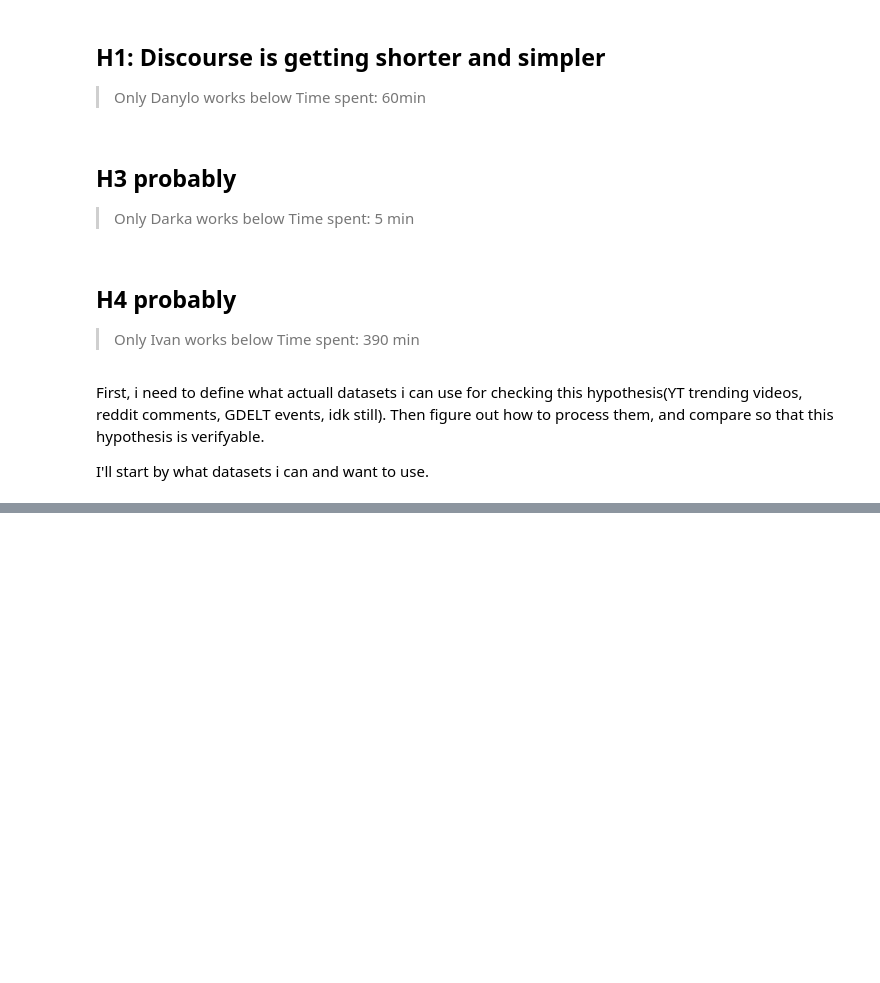
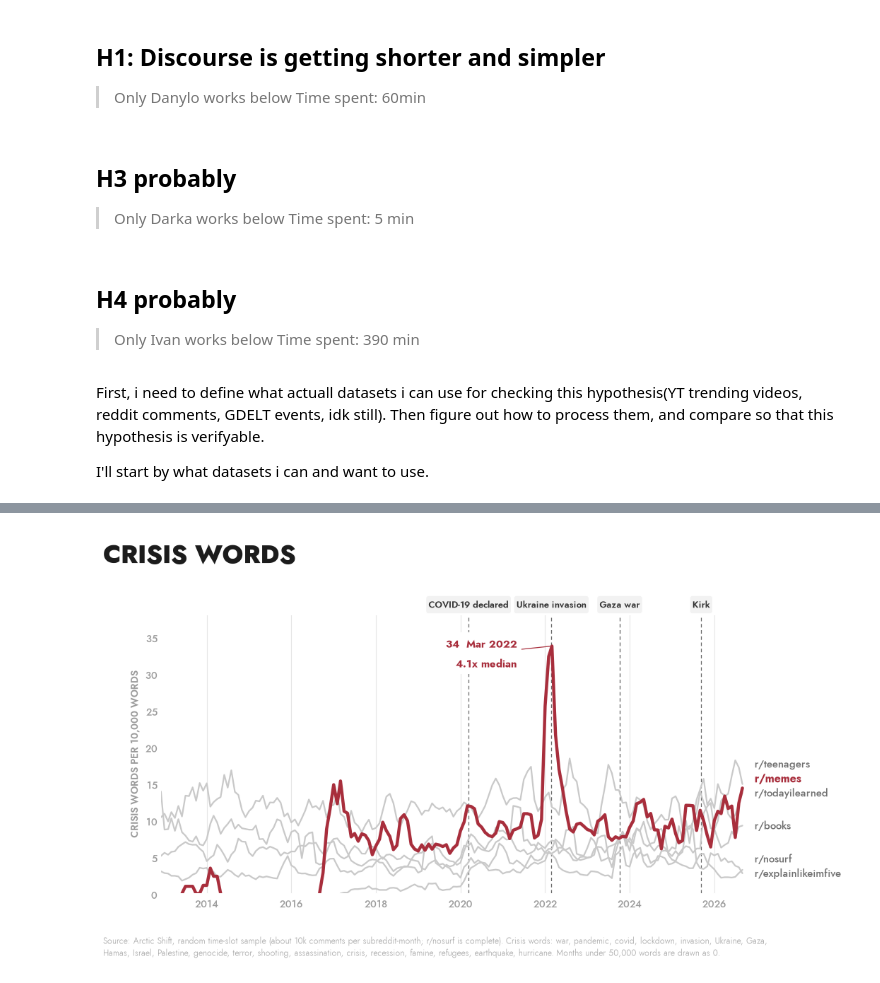
Before and after one commit to DanyloBeha/css-brainrot, a Jupyter notebook: exploratory-data-analysis/eda.ipynb, the cells around one changed output, grey strips where cells are left out. Saved outputs shown, nothing was run; the diff lists cells and outputs as text; code cells hidden in the pictures; blank space fills up the shorter version.

Commit message:
feat: redo h4 charts in eda notebook

```diff
--- a/exploratory-data-analysis/eda.ipynb
+++ b/exploratory-data-analysis/eda.ipynb
@@ -289,0 +55,7 @@ plt.show()
+# %%
+import sys, pathlib
+ROOT = pathlib.Path.cwd()
+if not (ROOT / "src").exists():                                   # opened from a sub-folder
+    ROOT = ROOT.parent
+sys.path.insert(0, str(ROOT))
+import warnings; warnings.filterwarnings("ignore")
@@ -289,0 +203,82 @@ plt.show()
+# %%
+CRISIS_NOTE = ("Crisis words: war, pandemic, covid, lockdown, invasion, Ukraine, Gaza, Hamas, Israel, Palestine, genocide, terror, shooting, "
+               "assassination, crisis, recession, famine, refugees, earthquake, hurricane.")
+
+
+SAMPLE = "Source: Arctic Shift, random time-slot sample (about 10k comments per subreddit-month; r/nosurf is complete)."
+
+
+CHIPS = [(v, EV_SHORT[k]) for k, v in EVENTS.items()]
+
+
+def _axbox(fig, left, bottom, right, top):
+    """Axes rectangle from margins in inches."""
+    W, H = fig.get_size_inches()
+    return [left / W, bottom / H, (W - left - right) / W, (H - bottom - top) / H]
+
+
+def _top_in(fig, top_frac):
+    """Distance in inches from the top of the figure to the plot area, given the figure fraction returned by h4_title."""
+    return (1 - top_frac) * fig.get_figheight()
+
+
+def _year_axis(ax, step=2):
+    ax.xaxis.set_major_locator(mdates.YearLocator(step, month=1, day=1))
+    ax.xaxis.set_major_formatter(mdates.DateFormatter("%Y"))
+    ax.grid(axis="y", visible=False)
+    ax.grid(axis="x", visible=True)
+
+
+def c20():
+    """Highlighted line chart: crisis words per 10,000 words per subreddit (3-month mean). r/memes in colour, the other communities in gray,
+    names at the line ends, the four events as chips."""
+    d = ev.load_daily()
+    months = pd.date_range(d.day.min().to_period("M").to_timestamp(), d.day.max().to_period("M").to_timestamp(), freq="MS")
+    raw, sm = {}, {}
+    for s in ORDER:
+        x = d[d.subreddit == s].assign(month=lambda z: z.day.dt.to_period("M").dt.to_timestamp())
+        g = x.groupby("month")[["hits_crisis", "tokens"]].sum()
+        g = g[g.tokens >= 50_000]
+        r = g.hits_crisis / g.tokens * 1e4
+        raw[s] = r
+        f = r.reindex(months).fillna(0).rolling(3, min_periods=1, center=True).mean()      # months without a usable sample count as 0: the line slopes down to the axis
+        sm[s] = f.where((f > 0) | (f.shift(1) > 0) | (f.shift(-1) > 0))                  # ...and stops there (no flat line along 0 through years without data)
+    pk, pv = sm["memes"].idxmax(), sm["memes"].max()
+    finding = (f"Crisis talk spikes once in r/memes ({pk:%b %Y}: {pv:.0f} per 10,000 words, {pv / raw['memes'].median():.1f}x "
+               f"its median); the other communities peak at different times.")
+    how = ("One line per subreddit: crisis words per 10,000 words, 3-month average; months with too little text count as 0, so a line slopes down to the axis where it starts or stops. r/memes in colour, "
+           "the other communities in gray. Dashed lines = the four events.")
+    ymax = 38
+    with h4_style():
+        fig = plt.figure(figsize=(11, 6.2))
+        top = _top_in(fig, h4_title(fig, "Crisis words"))
+        ax = fig.add_axes(_axbox(fig, 0.95, 1.0, 1.75, top + 0.45))
+        for s in ORDER:
+            if s != "memes":
+                ax.plot(sm[s].index, sm[s], color="#c9c9c9", lw=1.6, zorder=3, solid_capstyle="round")
+        ax.plot(sm["memes"].index, sm["memes"], color=H4_SUB["memes"], lw=3.2, zorder=6, solid_capstyle="round")
+        placed = []                                                                      # names at the line ends, pushed apart so they do not overlap
+        for v, s in sorted((sm[s].iloc[-1], s) for s in ORDER):
+            placed.append((max(v, placed[-1][0] + 0.052 * ymax) if placed else v, s))
+        for y, s in placed:
+            hi = s == "memes"
+            ax.text(1.012, y, f"r/{s}", transform=ax.get_yaxis_transform(), fontsize=11.5 if hi else 10.5, fontweight=700 if hi else 500,
+                    color=label_color(H4_SUB[s]) if hi else H4_MUTED, va="center", ha="left")
+        ax.annotate(f"{pv:.0f}  {pk:%b %Y}\n{pv / raw['memes'].median():.1f}x median", xy=(pk, pv), xytext=(pk - pd.Timedelta(days=300), pv - 1),
+                    ha="right", va="center", fontsize=10.5, fontweight=700, color=H4_SUB["memes"], linespacing=1.3,
+                    bbox=dict(boxstyle="square,pad=0.15", fc="white", ec="none"), zorder=8,
+                    arrowprops=dict(arrowstyle="-", color=H4_SUB["memes"], lw=0.9, shrinkA=3, shrinkB=2))
+        h4_chips(ax, CHIPS, ypos=1.0)
+        _year_axis(ax, 2)
+        ax.set_xlim(pd.Timestamp("2012-12-01"), pd.Timestamp("2026-10-15"))
+        ax.set_ylim(0, ymax)
+        ax.set_yticks(range(0, 36, 5))
+        ax.set_ylabel("CRISIS WORDS PER 10,000 WORDS")
+        h4_foot(fig, f"{SAMPLE} {CRISIS_NOTE} Months under 50,000 words are drawn as 0.")
+        return h4_done(fig, finding, how)
+
+
+fig = c20()
+display(Markdown(f"**{fig.h4_finding}**\n\n*How to read: {fig.h4_how}*"))
+plt.show()
+# %% [output]
@@ -289,0 +288 @@ plt.show()
+[figure, added]
```
Also changed, not shown: parts of 62 cells of this notebook.
